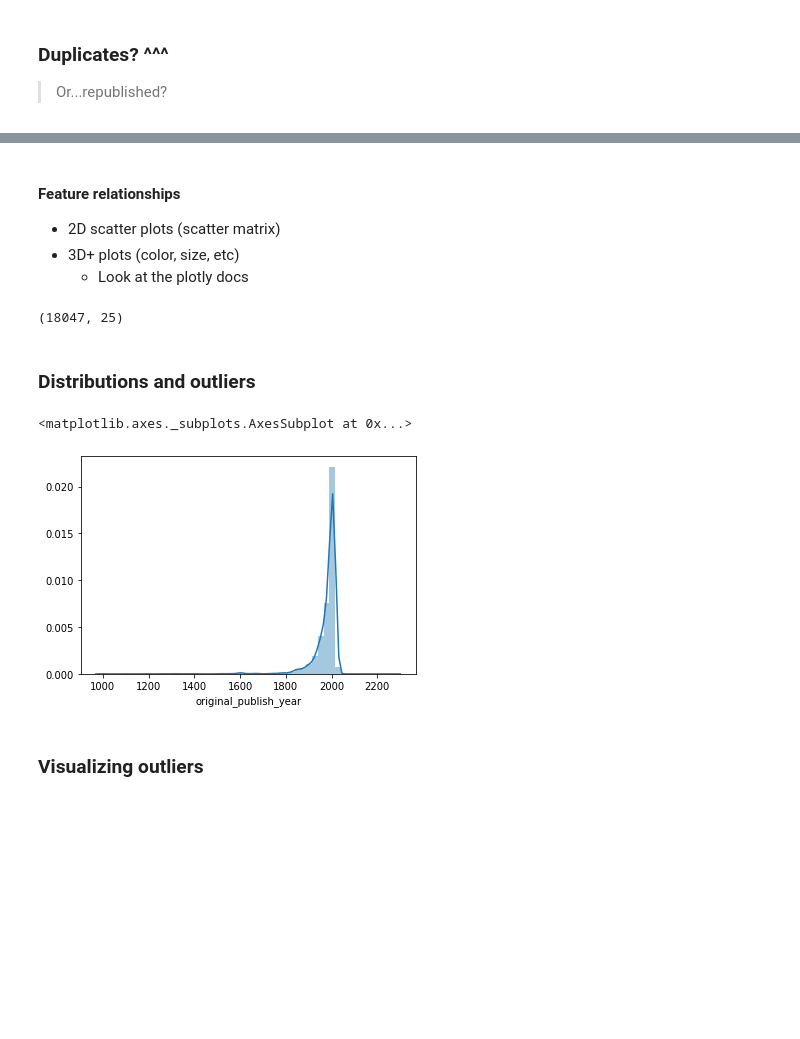
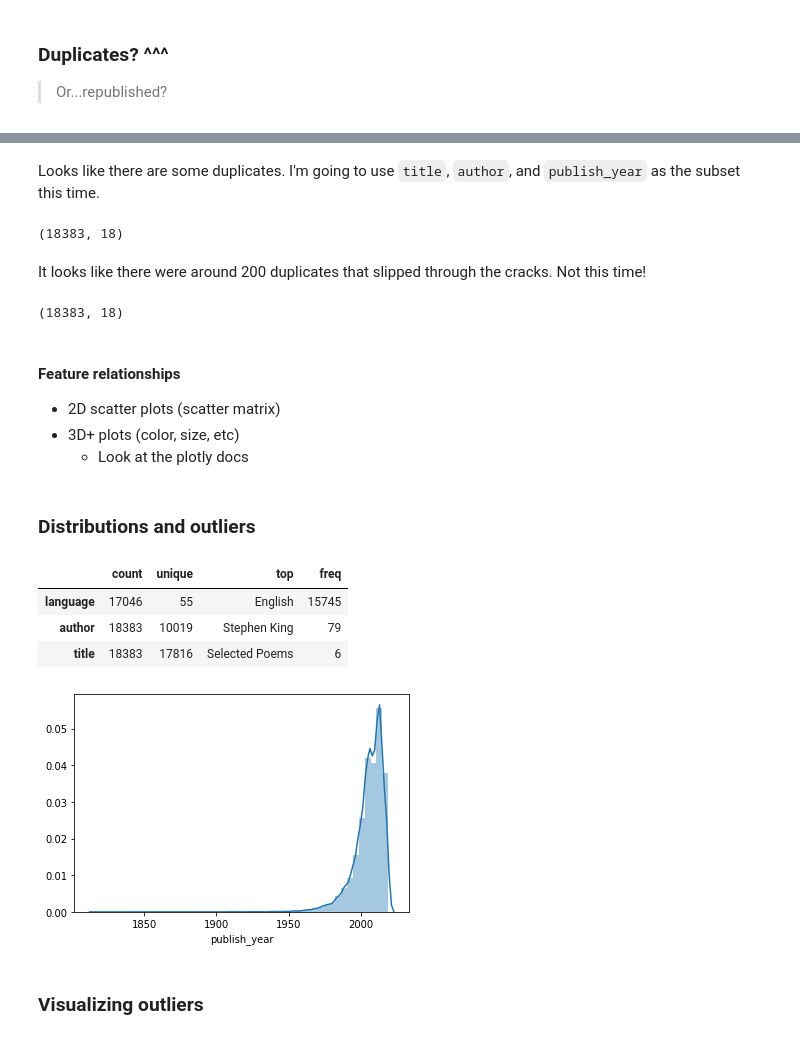
Before and after one commit to tobias-fyi/vela, a Jupyter notebook: ds/interview_prep/practice/print-fiction/print_fiction_2-02_wrangle_explore.ipynb, the cells around one changed output, grey strips where cells are left out. Drawn from its saved outputs; the diff is of its cells as text; code cells hidden in the pictures; blank space fills up the shorter version.

```diff
--- a/ds/interview_prep/practice/print-fiction/print_fiction_2-02_wrangle_explore.ipynb
+++ b/ds/interview_prep/practice/print-fiction/print_fiction_2-02_wrangle_explore.ipynb
@@ -382,22 +376,41 @@ books.head()
+# %% [markdown]
+Looks like there are some duplicates. I'm going to use `title`, `author`, and `publish_year` as the subset this time.
+# %%
+# === Drop more duplicates === #
+books = books.drop_duplicates(subset=["title", "author", "publish_year"])
+# %%
+# === Look at the result === #
+books.shape
+# %% [output]
+(18383, 18)
+# %% [markdown]
+It looks like there were around 200 duplicates that slipped through the cracks. Not this time!
+# %%
+# === See resulting shape === #
+books.shape
+# %% [output]
+(18383, 18)
 # %% [markdown]
 #### Feature relationships
 
 * 2D scatter plots (scatter matrix)
 * 3D+ plots (color, size, etc)
   * Look at the plotly docs
-# %%
-# === See resulting shape === #
-books.shape
-# %% [output]
-(18047, 25)
 # %% [markdown]
 ### Distributions and outliers
+# %%
+# === Look at categorical features === #
+books.describe(exclude="number").T.sort_values(by="unique")
+# %% [output]
+|  | count | unique | top | freq |
+| language | 17046 | 55 | English | 15745 |
+| author | 18383 | 10019 | Stephen King | 79 |
+| title | 18383 | 17816 | Selected Poems | 6 |
 # %%
 # === Distribution of 'original_publish_year' === #
-sns.distplot(books["original_publish_year"]);
+sns.distplot(books["publish_year"]);
 # %% [output]
-<matplotlib.axes._subplots.AxesSubplot at 0x...>
-[figure, old version]
+[figure, new version]
 # %% [markdown]
 ### Visualizing outliers
 # %%
```
Also changed, not shown: parts of 13 cells of this notebook, 1 other file.
